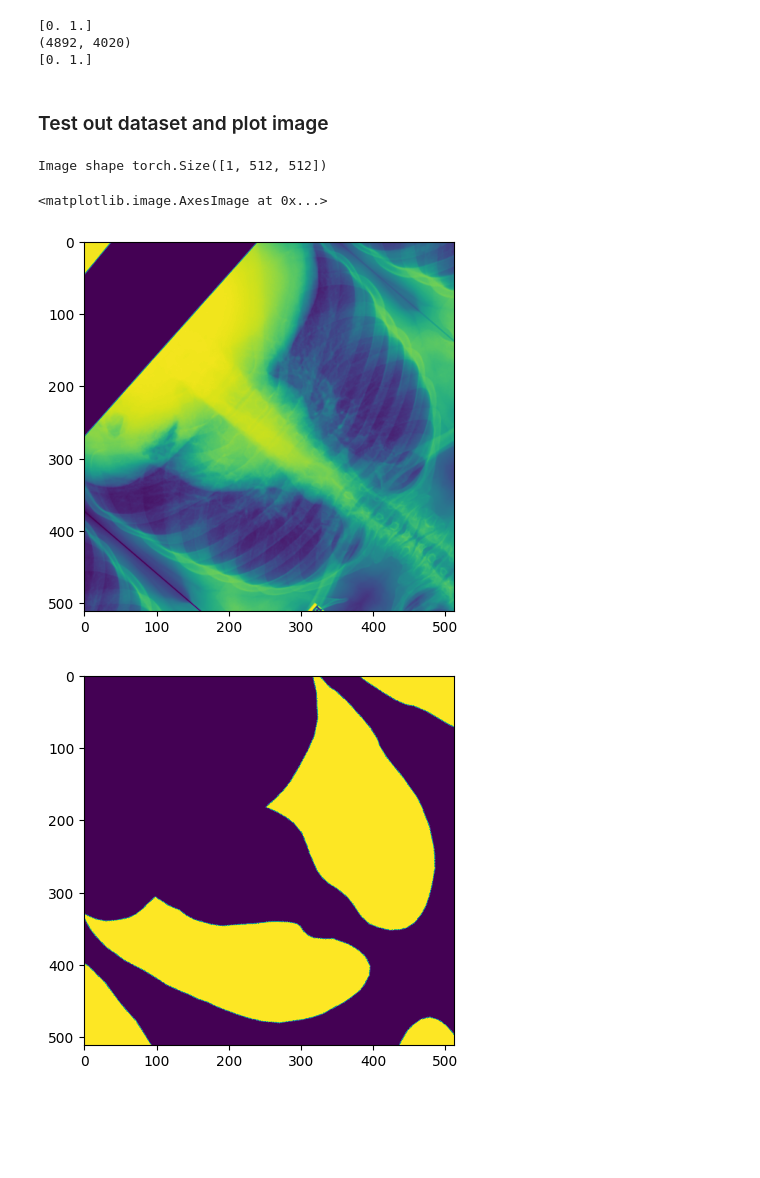
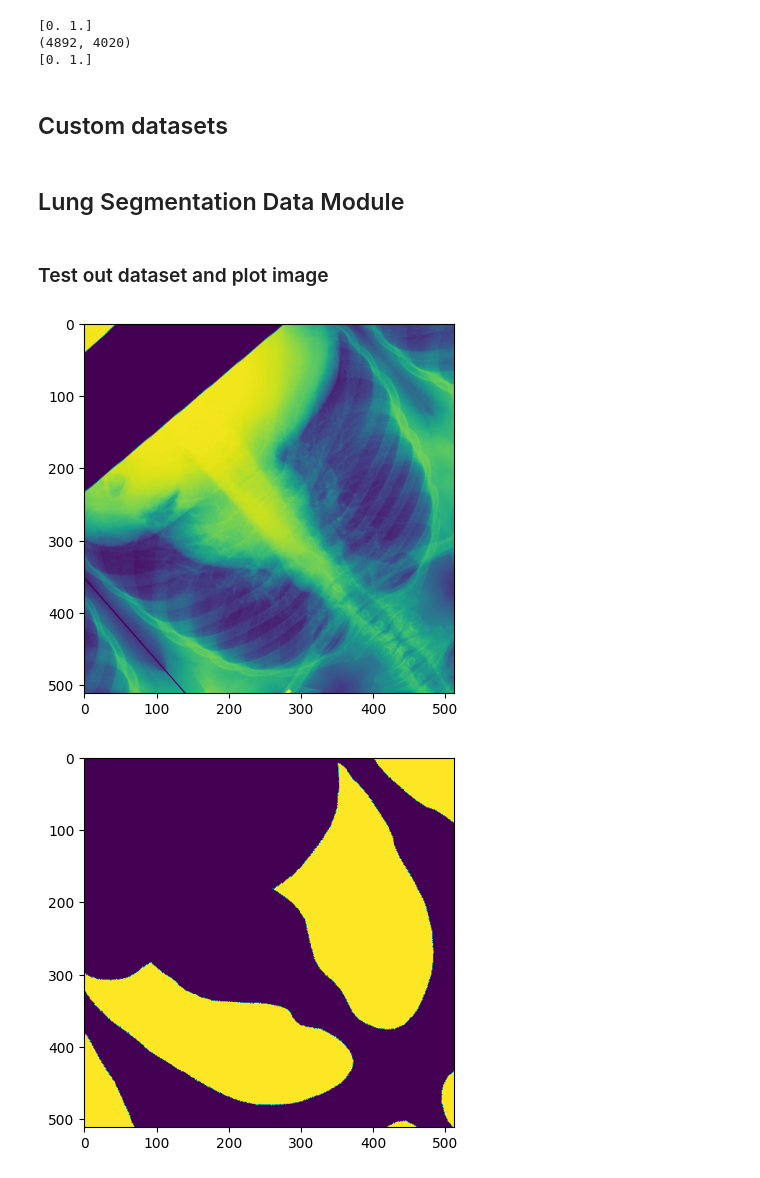
Before and after one commit to sadhana-r/LungAirSeg_MLOps, a Jupyter notebook: src/LungAirSegmentation.ipynb, the cells around one changed output. Cells and saved outputs as stored; diff of their text form; code cells hidden in the pictures; blank space fills up the shorter version.

```diff
--- a/src/LungAirSegmentation.ipynb
+++ b/src/LungAirSegmentation.ipynb
@@ -29,7 +72,7 @@ True
 # %%
 ROOT_DIR = "C:/Users/sadhana.ravikumar/Documents/LungAirProject/LungAir_MLOps"
 
-DATA_DIR = os.path.join(ROOT_DIR,"MontgomerySet","MontgomerySet") # CXR_png, ManualMask/leftMask, rightMask
+DATA_DIR = os.path.join(ROOT_DIR,"data","MontgomerySet") # CXR_png, ManualMask/leftMask, rightMask
 
 image_path = os.path.join(DATA_DIR,'CXR_png')
 leftmask_path = os.path.join(DATA_DIR,'ManualMask','leftMask')
@@ -53,6 +96,8 @@ print(np.unique(right))
 [0. 1.]
 (4892, 4020)
 [0. 1.]
+# %% [markdown]
+## Custom datasets
 # %%
 class ApplyTransform(Dataset):
     """
@@ -87,7 +132,11 @@ class LungSegmentationDataset(Dataset):
         self.image_path = image_path
         self.leftmask_path = leftmask_path
         self.rightmask_path = rightmask_path
-        self.list =  os.listdir(self.image_path)
+        self.list = []
+        for file in os.listdir(self.image_path):
+            if file.endswith('.png'):
+                self.list.append(file)
+        # self.list =  os.listdir(self.image_path)
         self.transform = transforms
 
     def __len__(self):
@@ -101,8 +150,8 @@ class LungSegmentationDataset(Dataset):
         right_name = os.path.join(self.rightmask_path,self.list[idx])
 
         img = sitk.GetArrayFromImage(sitk.ReadImage(img_name))
-        left = sitk.GetArrayFromImage(sitk.ReadImage(left_name))
-        right = sitk.GetArrayFromImage(sitk.ReadImage(right_name))
+        left = sitk.GetArrayFromImage(sitk.ReadImage(left_name))/255
+        right = sitk.GetArrayFromImage(sitk.ReadImage(right_name))/255
 
         seg = left + right #  Combine the right and left masks
 
@@ -112,6 +161,8 @@ class LungSegmentationDataset(Dataset):
             sample = self.transform(sample)
 
         return sample
+# %% [markdown]
+## Lung Segmentation Data Module
 # %%
 class LungSegmentationDataModule(pl.LightningDataModule):
     def __init__(self, data_dir, batch_size, num_workers):
@@ -177,28 +228,43 @@ class LungSegmentationDataModule(pl.LightningDataModule):
 ### Test out dataset and plot image
 # %%
 transforms = Compose([EnsureChannelFirstd(keys=['image','label'], channel_dim='no_channel'),
-            Resized(keys=['image','label'], spatial_size = (512,512)),
+            Resized(keys=['image','label'], spatial_size = (512,512), mode=("bilinear","nearest")),
             NormalizeIntensityd(keys=['image','label']),
             ToTensord(keys=['image','label'])])
 
 # Resized(keys=['image','label'], spatial_size = (512,512), mode = ('bilinear', 'nearest')),
 aug_transforms = RandAffined(keys=['image','label'],mode=('bilinear','nearest'),prob=1,rotate_range=(np.pi, 0, np.pi))
 
 ds = LungSegmentationDataset(image_path,leftmask_path,rightmask_path,transforms=transforms)
 aug_ds = ApplyTransform(ds, aug_transforms)
 
 sample = aug_ds[4]
 
 import matplotlib.pyplot as plt
 img = sample["image"]
 seg = sample["label"]
-print("Image shape",img.shape)
 plt.imshow(img[0])
 plt.figure()
 plt.imshow(seg[0])
+
+generator = torch.Generator().manual_seed(42)
+train_ds, val_ds, test_ds = random_split(ds,[0.7,0.2,0.1], generator=generator)
+
+train_dataloader = DataLoader(train_ds,
+            batch_size = 2,
+            num_workers = 0,
+            shuffle=True)
+
+val_dataloader =DataLoader(val_ds,
+            batch_size = 2,
+            num_workers = 0,
+            shuffle=False)
+
+test_dataloader =DataLoader(test_ds,
+            batch_size = 2,
+            num_workers = 0,
+            shuffle=False)
 # %% [output]
-Image shape torch.Size([1, 512, 512])
-<matplotlib.image.AxesImage at 0x...>
-[figure, old version]
+[figure, new version]
-[figure, old version]
+[figure, new version]
 # %% [markdown]
```
Also changed, not shown: parts of 13 cells of this notebook.
